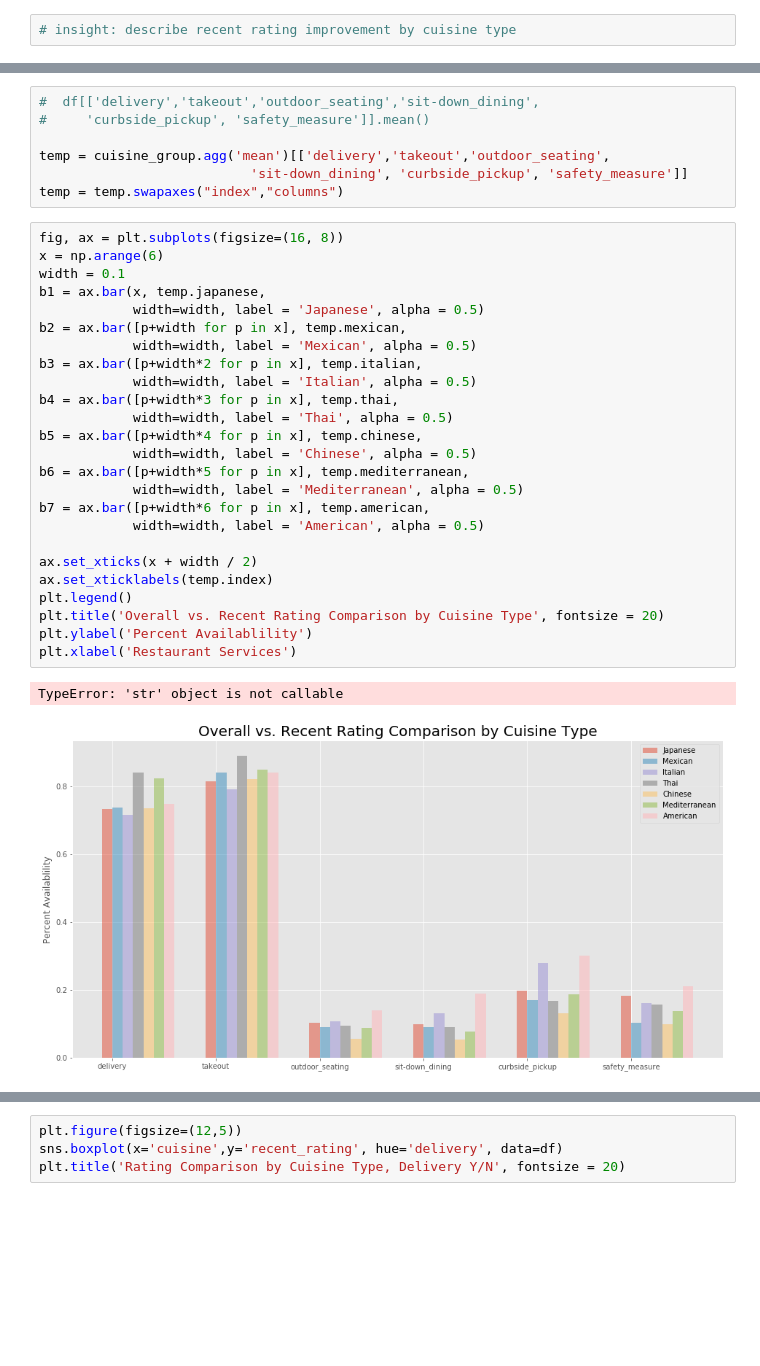
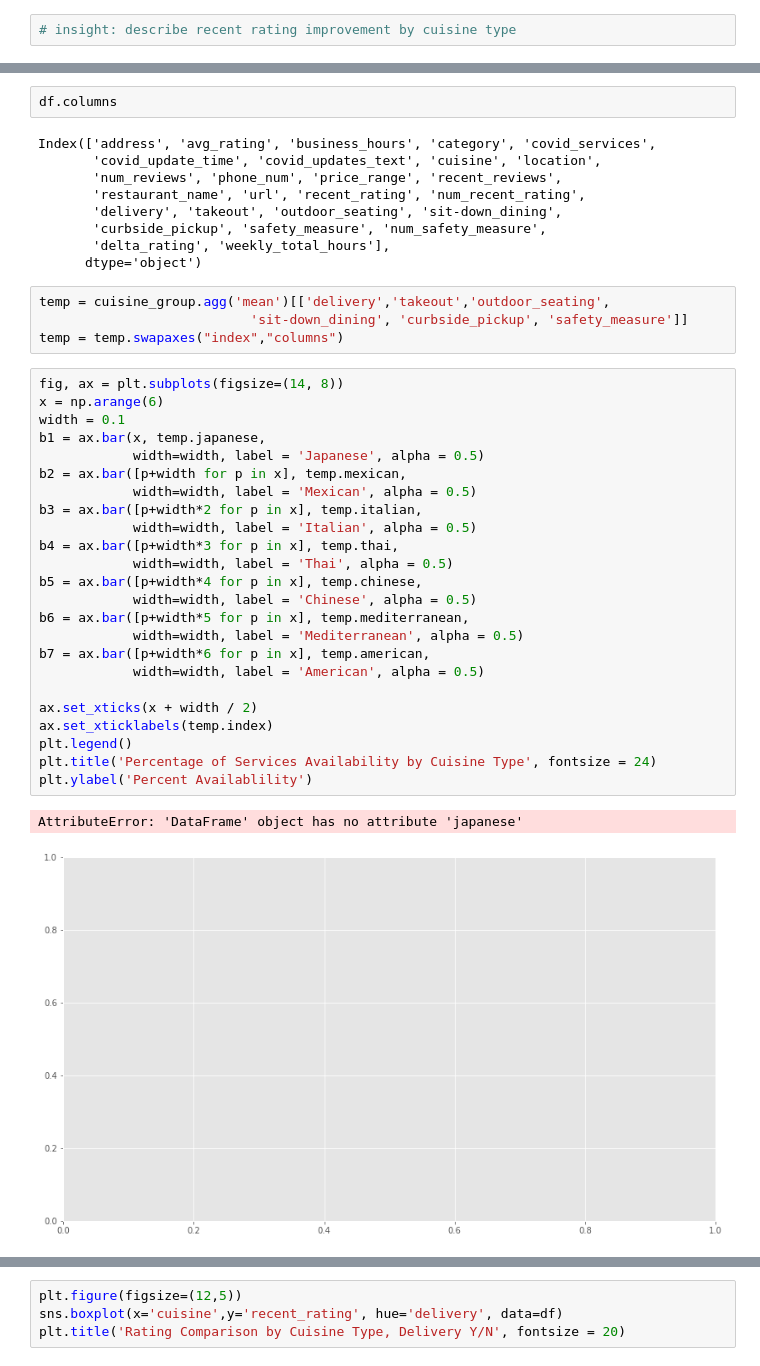
Before and after one commit to sophieying24/webscraping_yelp, a Jupyter notebook: Webscraping Project Yelp.ipynb, the cells around one changed output, grey strips where cells are left out. Cells and saved outputs as stored; diff of their text form; blank space fills up the shorter version.

```diff
--- a/Webscraping Project Yelp.ipynb
+++ b/Webscraping Project Yelp.ipynb
@@ -587,36 +646,43 @@ Text(0, 0.5, 'Review Rating')
+# %%
+df.columns
+# %% [output]
+Index(['address', 'avg_rating', 'business_hours', 'category', 'covid_services',
+       'covid_update_time', 'covid_updates_text', 'cuisine', 'location',
+       'num_reviews', 'phone_num', 'price_range', 'recent_reviews',
+       'restaurant_name', 'url', 'recent_rating', 'num_recent_rating',
+       'delivery', 'takeout', 'outdoor_seating', 'sit-down_dining',
+       'curbside_pickup', 'safety_measure', 'num_safety_measure',
+       'delta_rating', 'weekly_total_hours'],
+      dtype='object')
 # %%
-#  df[['delivery','takeout','outdoor_seating','sit-down_dining',
-#     'curbside_pickup', 'safety_measure']].mean()
-
 temp = cuisine_group.agg('mean')[['delivery','takeout','outdoor_seating',
                            'sit-down_dining', 'curbside_pickup', 'safety_measure']]
 temp = temp.swapaxes("index","columns")
 # %%
-fig, ax = plt.subplots(figsize=(16, 8))
+fig, ax = plt.subplots(figsize=(14, 8))
 x = np.arange(6)
 width = 0.1
 b1 = ax.bar(x, temp.japanese,
             width=width, label = 'Japanese', alpha = 0.5)
 b2 = ax.bar([p+width for p in x], temp.mexican,
             width=width, label = 'Mexican', alpha = 0.5)
 b3 = ax.bar([p+width*2 for p in x], temp.italian,
             width=width, label = 'Italian', alpha = 0.5)
 b4 = ax.bar([p+width*3 for p in x], temp.thai,
             width=width, label = 'Thai', alpha = 0.5)
 b5 = ax.bar([p+width*4 for p in x], temp.chinese,
             width=width, label = 'Chinese', alpha = 0.5)
 b6 = ax.bar([p+width*5 for p in x], temp.mediterranean,
             width=width, label = 'Mediterranean', alpha = 0.5)
 b7 = ax.bar([p+width*6 for p in x], temp.american,
             width=width, label = 'American', alpha = 0.5)
 
 ax.set_xticks(x + width / 2)
 ax.set_xticklabels(temp.index)
 plt.legend()
-plt.title('Overall vs. Recent Rating Comparison by Cuisine Type', fontsize = 20)
+plt.title('Percentage of Services Availability by Cuisine Type', fontsize = 24)
 plt.ylabel('Percent Availablility')
-plt.xlabel('Restaurant Services')
 # %% [output]
-TypeError: 'str' object is not callable
+AttributeError: 'DataFrame' object has no attribute 'japanese'
-[figure, old version]
+[figure, new version]
 # %% [markdown]
```
Also changed, not shown: parts of 61 cells of this notebook.
